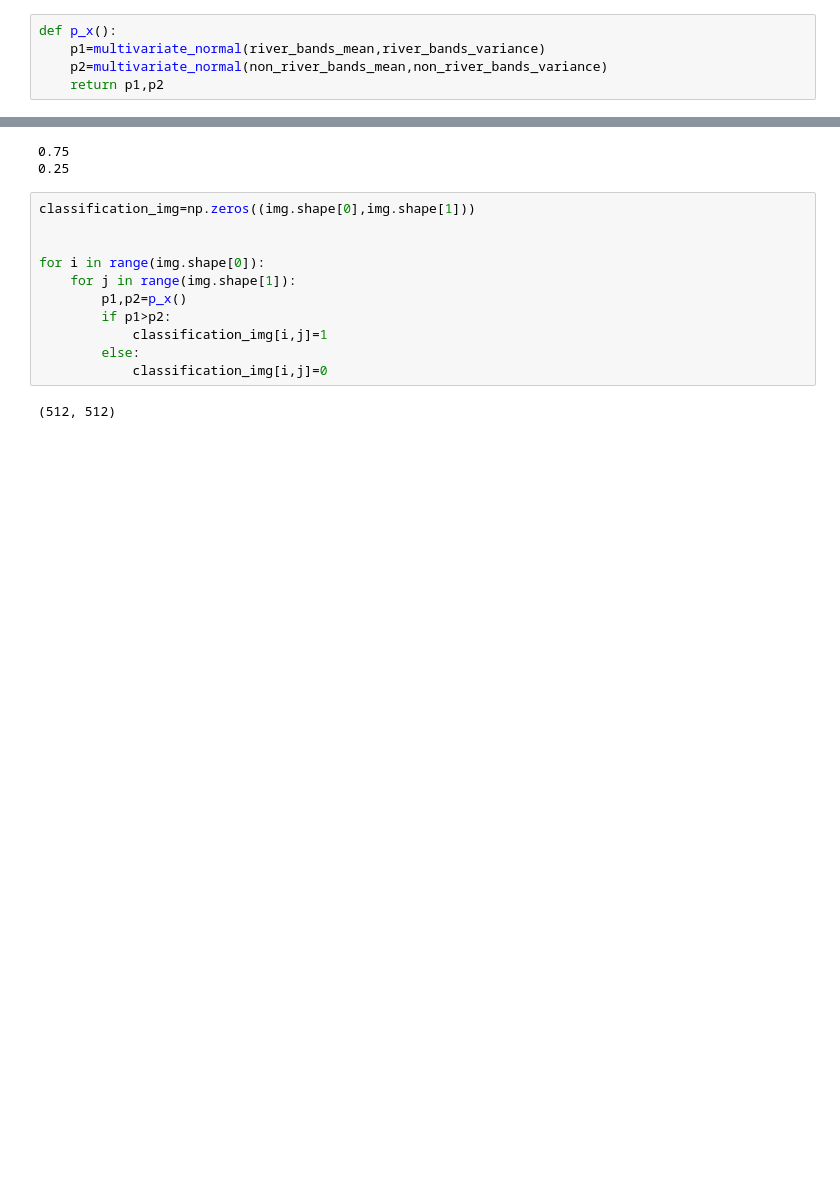
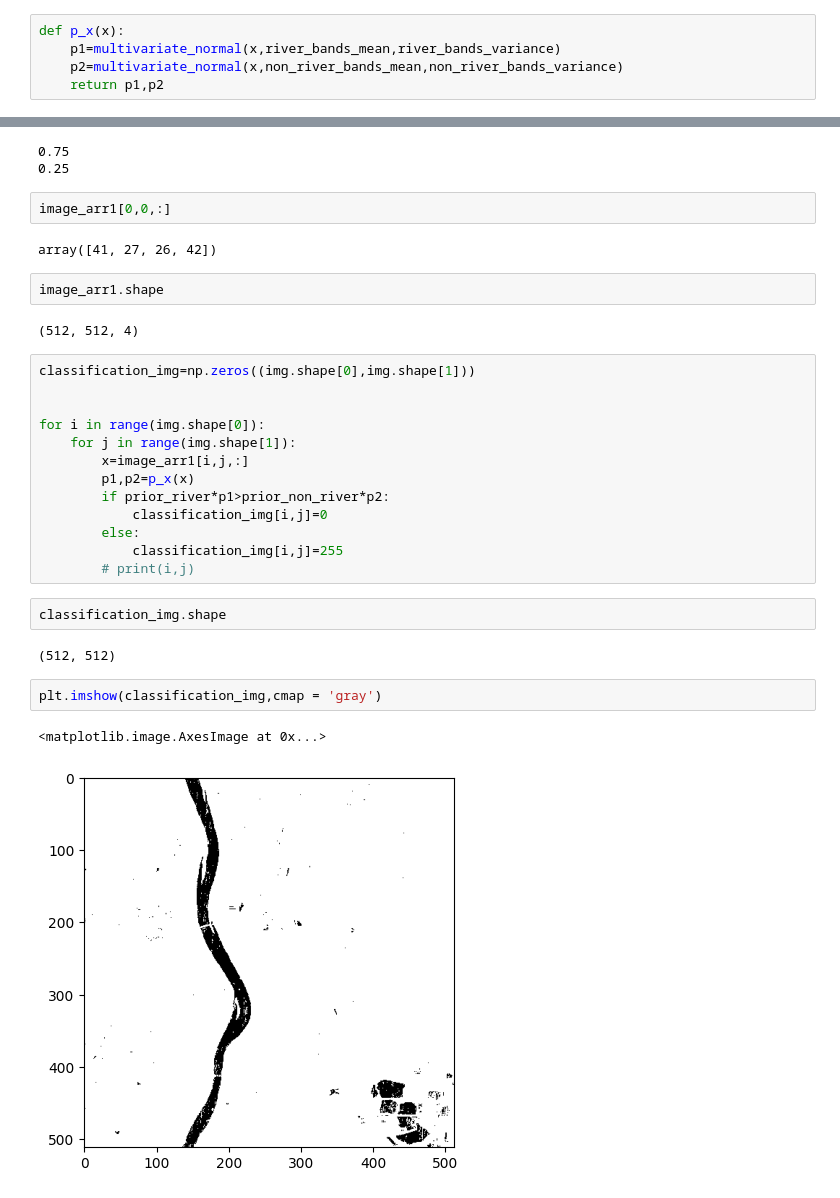
Before and after one commit to biswajit-github-2022/RKMVERI_2ND, a Jupyter notebook: class/ML/SS_assignments_2/band_image_read.ipynb, the cells around one changed output, grey strips where cells are left out. Saved outputs shown, nothing was run; the diff lists cells and outputs as text; blank space fills up the shorter version.

```diff
--- a/class/ML/SS_assignments_2/band_image_read.ipynb
+++ b/class/ML/SS_assignments_2/band_image_read.ipynb
@@ -288,9 +325,9 @@ def multivariate_normal(x,mean,variance):
     p_x= (1/(const*deter**(1/2)))*np.exp(-0.5*z)
     return p_x
 # %%
-def p_x():
-    p1=multivariate_normal(river_bands_mean,river_bands_variance)
-    p2=multivariate_normal(non_river_bands_mean,non_river_bands_variance)
+def p_x(x):
+    p1=multivariate_normal(x,river_bands_mean,river_bands_variance)
+    p2=multivariate_normal(x,non_river_bands_mean,non_river_bands_variance)
     return p1,p2
 # %% [markdown]
 # Priors
@@ -302,16 +339,33 @@ print(prior_river)
 # %% [output]
 0.75
 0.25
+# %%
+image_arr1[0,0,:]
+# %% [output]
+array([41, 27, 26, 42])
+# %%
+image_arr1.shape
+# %% [output]
+(512, 512, 4)
 # %%
 classification_img=np.zeros((img.shape[0],img.shape[1]))
 
 
 for i in range(img.shape[0]):
     for j in range(img.shape[1]):
-        p1,p2=p_x()
-        if p1>p2:
-            classification_img[i,j]=1
+        x=image_arr1[i,j,:]
+        p1,p2=p_x(x)
+        if prior_river*p1>prior_non_river*p2:
+            classification_img[i,j]=0
         else:
-            classification_img[i,j]=0
+            classification_img[i,j]=255
+        # print(i,j)
-# %% [output]
-(512, 512)
+# %%
+classification_img.shape
+# %% [output]
+(512, 512)
+# %%
+plt.imshow(classification_img,cmap = 'gray')
+# %% [output]
+<matplotlib.image.AxesImage at 0x...>
+[figure, added]
```
Also changed, not shown: parts of 30 cells of this notebook, 7 other files.
